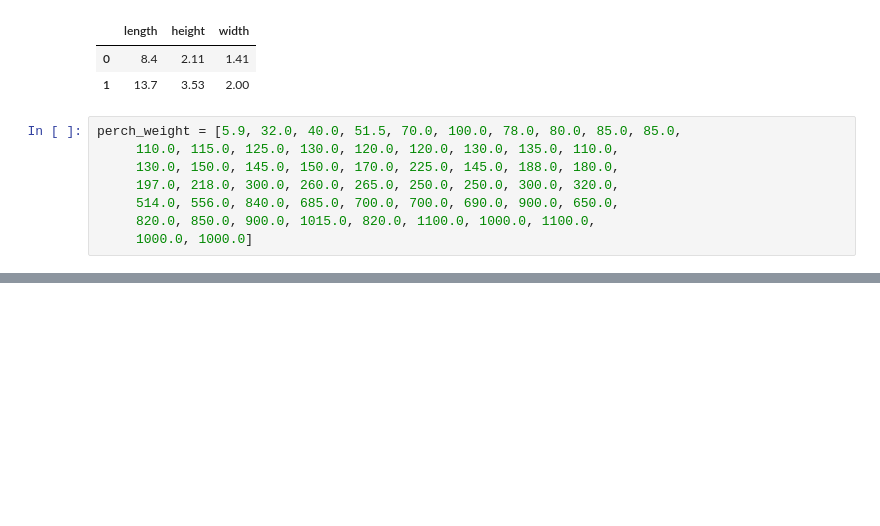
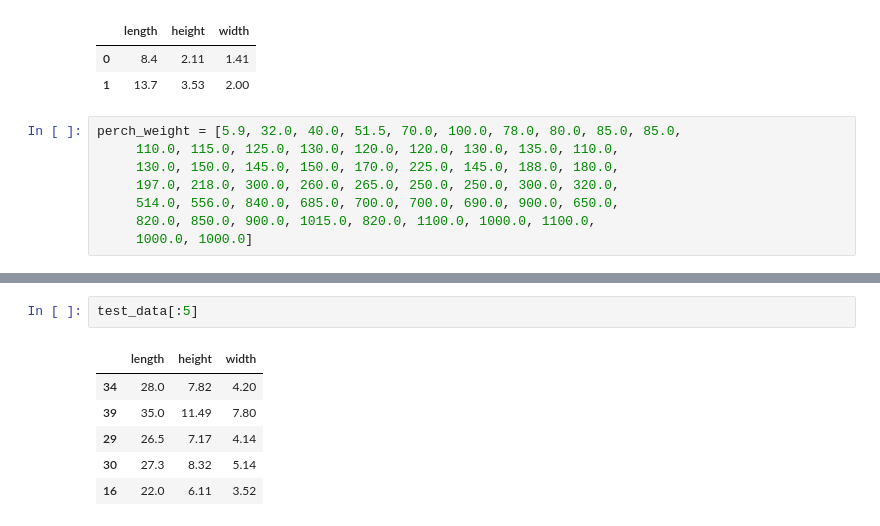
Before and after one commit to sajea75/aix_learn_1106, a Jupyter notebook: p1116/p1116_05.ipynb, the cells around one changed output, grey strips where cells are left out. Drawn from its saved outputs; the diff is of its cells as text; blank space fills up the shorter version.

```diff
--- a/p1116/p1116_05.ipynb
+++ b/p1116/p1116_05.ipynb
@@ -52,0 +85,9 @@ ss = SS
+# %%
+test_data[:5]
+# %% [output]
+|  | length | height | width |
+| 34 | 28.0 | 7.82 | 4.20 |
+| 39 | 35.0 | 11.49 | 7.80 |
+| 29 | 26.5 | 7.17 | 4.14 |
+| 30 | 27.3 | 8.32 | 5.14 |
+| 16 | 22.0 | 6.11 | 3.52 |
```
Also changed, not shown: parts of 4 cells of this notebook, 4 other files.
